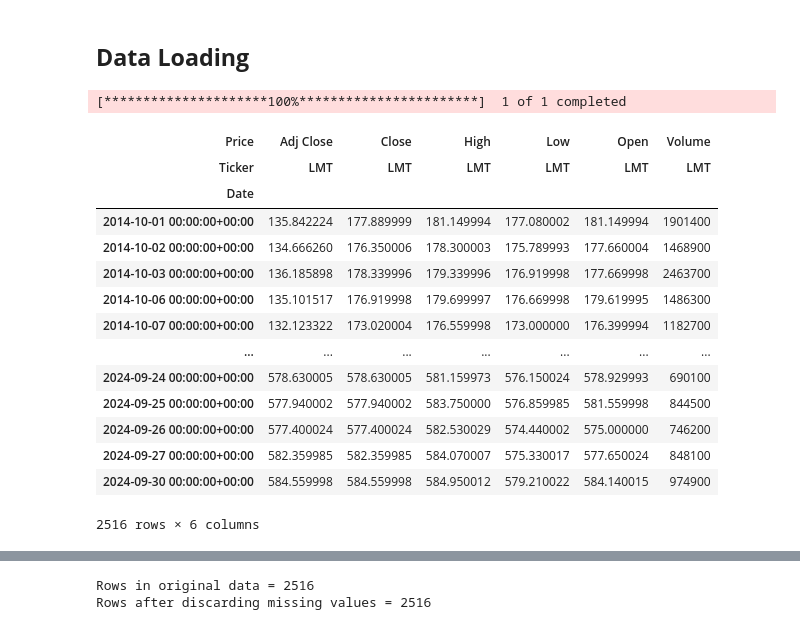
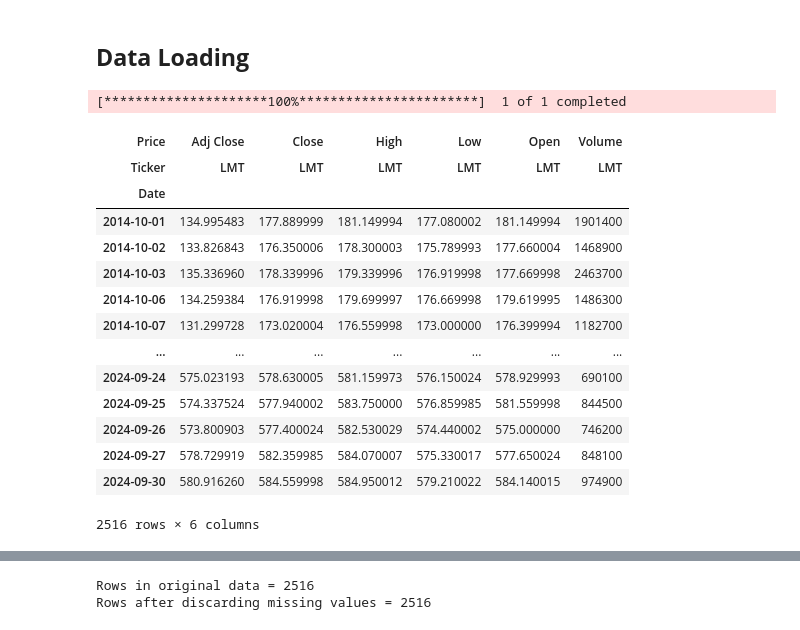
Before and after one commit to Bhavana-Kolli/22035573_Final-Project_Stock-Market, a Jupyter notebook: 22035573_Data_Science_Project.ipynb, the cells around one changed output, grey strips where cells are left out. Cells and saved outputs as stored; diff of their text form; code cells hidden in the pictures.

```diff
--- a/22035573_Data_Science_Project.ipynb
+++ b/22035573_Data_Science_Project.ipynb
@@ -688,33 +712,30 @@ compares_model_accuracies(
 # %%
 # Fetching the data of Lockheed Martin Corporation from yahoo finance
 
 # Define the ticker symbol
 lmt = "LMT"
 
 # Download the data for the specified date range
 lmt_data = yf.download(lmt, start="2014-10-01", end="2024-10-01")
 
-# Save the data to a CSV file
-lmt_data.to_csv('LMT_stock_data_10years.csv')
-
 # Show the data
 lmt_data
 # %% [output]
 [*********************100%***********************]  1 of 1 completed
 | Price | Adj Close | Close | High | Low | Open | Volume |
 | Ticker | LMT | LMT | LMT | LMT | LMT | LMT |
 | Date |  |  |  |  |  |  |
-| 2014-10-01 00:00:00+00:00 | 135.842224 | 177.889999 | 181.149994 | 177.080002 | 181.149994 | 1901400 |
-| 2014-10-02 00:00:00+00:00 | 134.666260 | 176.350006 | 178.300003 | 175.789993 | 177.660004 | 1468900 |
-| 2014-10-03 00:00:00+00:00 | 136.185898 | 178.339996 | 179.339996 | 176.919998 | 177.669998 | 2463700 |
-| 2014-10-06 00:00:00+00:00 | 135.101517 | 176.919998 | 179.699997 | 176.669998 | 179.619995 | 1486300 |
-| 2014-10-07 00:00:00+00:00 | 132.123322 | 173.020004 | 176.559998 | 173.000000 | 176.399994 | 1182700 |
+| 2014-10-01 | 134.995483 | 177.889999 | 181.149994 | 177.080002 | 181.149994 | 1901400 |
+| 2014-10-02 | 133.826843 | 176.350006 | 178.300003 | 175.789993 | 177.660004 | 1468900 |
+| 2014-10-03 | 135.336960 | 178.339996 | 179.339996 | 176.919998 | 177.669998 | 2463700 |
+| 2014-10-06 | 134.259384 | 176.919998 | 179.699997 | 176.669998 | 179.619995 | 1486300 |
+| 2014-10-07 | 131.299728 | 173.020004 | 176.559998 | 173.000000 | 176.399994 | 1182700 |
 | ... | ... | ... | ... | ... | ... | ... |
-| 2024-09-24 00:00:00+00:00 | 578.630005 | 578.630005 | 581.159973 | 576.150024 | 578.929993 | 690100 |
-| 2024-09-25 00:00:00+00:00 | 577.940002 | 577.940002 | 583.750000 | 576.859985 | 581.559998 | 844500 |
-| 2024-09-26 00:00:00+00:00 | 577.400024 | 577.400024 | 582.530029 | 574.440002 | 575.000000 | 746200 |
-| 2024-09-27 00:00:00+00:00 | 582.359985 | 582.359985 | 584.070007 | 575.330017 | 577.650024 | 848100 |
-| 2024-09-30 00:00:00+00:00 | 584.559998 | 584.559998 | 584.950012 | 579.210022 | 584.140015 | 974900 |
+| 2024-09-24 | 575.023193 | 578.630005 | 581.159973 | 576.150024 | 578.929993 | 690100 |
+| 2024-09-25 | 574.337524 | 577.940002 | 583.750000 | 576.859985 | 581.559998 | 844500 |
+| 2024-09-26 | 573.800903 | 577.400024 | 582.530029 | 574.440002 | 575.000000 | 746200 |
+| 2024-09-27 | 578.729919 | 582.359985 | 584.070007 | 575.330017 | 577.650024 | 848100 |
+| 2024-09-30 | 580.916260 | 584.559998 | 584.950012 | 579.210022 | 584.140015 | 974900 |
 2516 rows × 6 columns
 # %%
 # General information of Lockheed Martin Corporation stock
```
Also changed, not shown: parts of 55 cells of this notebook.
